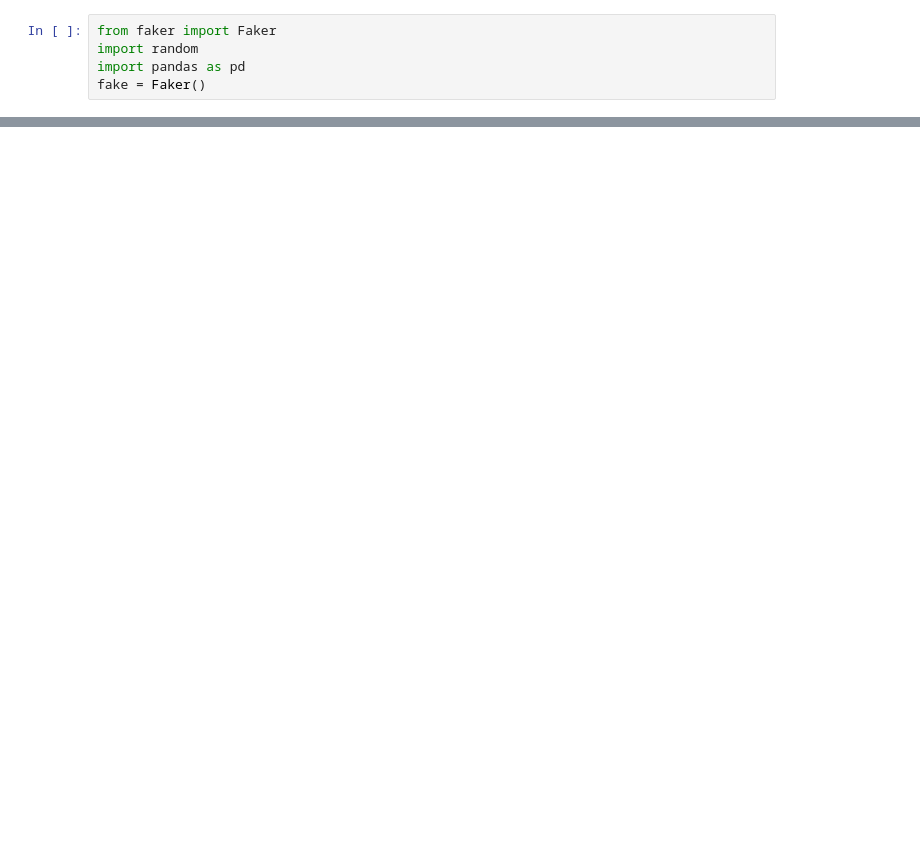
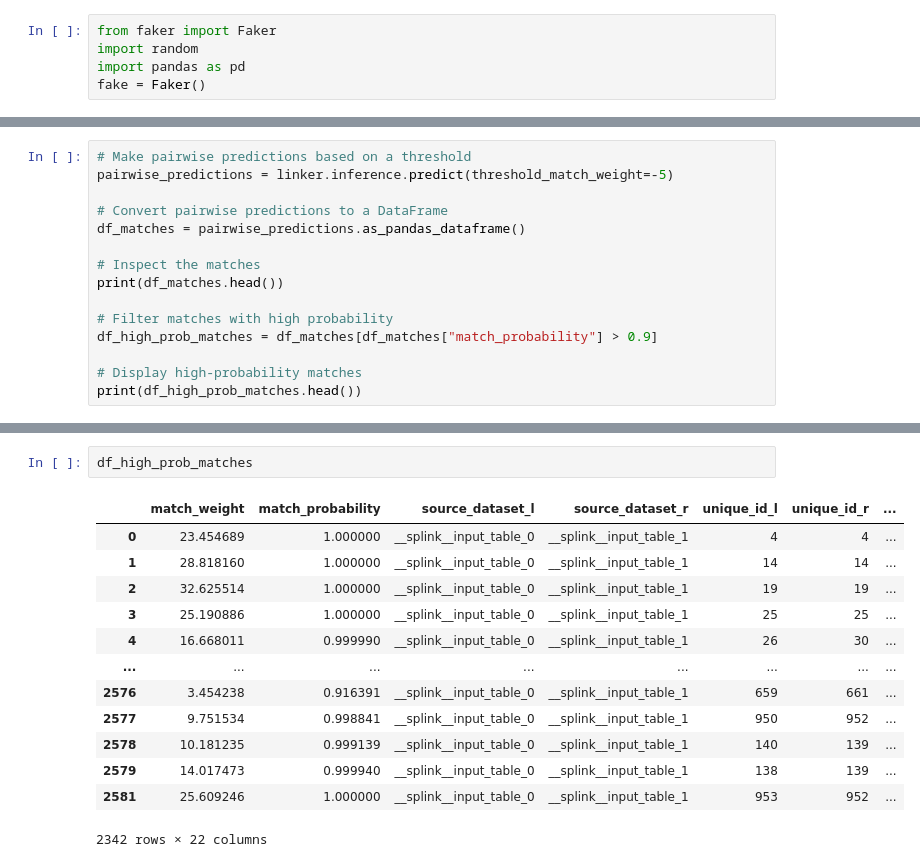
Before and after one commit to jiseok-jeong/splink-practice, a Jupyter notebook: faker.ipynb, the cells around one changed output, grey strips where cells are left out. Drawn from its saved outputs; the diff is of its cells as text; blank space fills up the shorter version.

```diff
--- a/faker.ipynb
+++ b/faker.ipynb
@@ -27,0 +249,15 @@ custom_population.head()
+# %%
+# Make pairwise predictions based on a threshold
+pairwise_predictions = linker.inference.predict(threshold_match_weight=-5)
+
+# Convert pairwise predictions to a DataFrame
+df_matches = pairwise_predictions.as_pandas_dataframe()
+
+# Inspect the matches
+print(df_matches.head())
+
+# Filter matches with high probability
+df_high_prob_matches = df_matches[df_matches["match_probability"] > 0.9]
+
+# Display high-probability matches
+print(df_high_prob_matches.head())
@@ -27,0 +289,16 @@ custom_population.head()
+# %%
+df_high_prob_matches
+# %% [output]
+|  | match_weight | match_probability | source_dataset_l | source_dataset_r | unique_id_l | unique_id_r | ... |
+| 0 | 23.454689 | 1.000000 | __splink__input_table_0 | __splink__input_table_1 | 4 | 4 | ... |
+| 1 | 28.818160 | 1.000000 | __splink__input_table_0 | __splink__input_table_1 | 14 | 14 | ... |
+| 2 | 32.625514 | 1.000000 | __splink__input_table_0 | __splink__input_table_1 | 19 | 19 | ... |
+| 3 | 25.190886 | 1.000000 | __splink__input_table_0 | __splink__input_table_1 | 25 | 25 | ... |
+| 4 | 16.668011 | 0.999990 | __splink__input_table_0 | __splink__input_table_1 | 26 | 30 | ... |
+| ... | ... | ... | ... | ... | ... | ... | ... |
+| 2576 | 3.454238 | 0.916391 | __splink__input_table_0 | __splink__input_table_1 | 659 | 661 | ... |
+| 2577 | 9.751534 | 0.998841 | __splink__input_table_0 | __splink__input_table_1 | 950 | 952 | ... |
+| 2578 | 10.181235 | 0.999139 | __splink__input_table_0 | __splink__input_table_1 | 140 | 139 | ... |
+| 2579 | 14.017473 | 0.999940 | __splink__input_table_0 | __splink__input_table_1 | 138 | 139 | ... |
+| 2581 | 25.609246 | 1.000000 | __splink__input_table_0 | __splink__input_table_1 | 953 | 952 | ... |
+2342 rows × 22 columns
```
Also changed, not shown: parts of 18 cells of this notebook, 5 other files.
